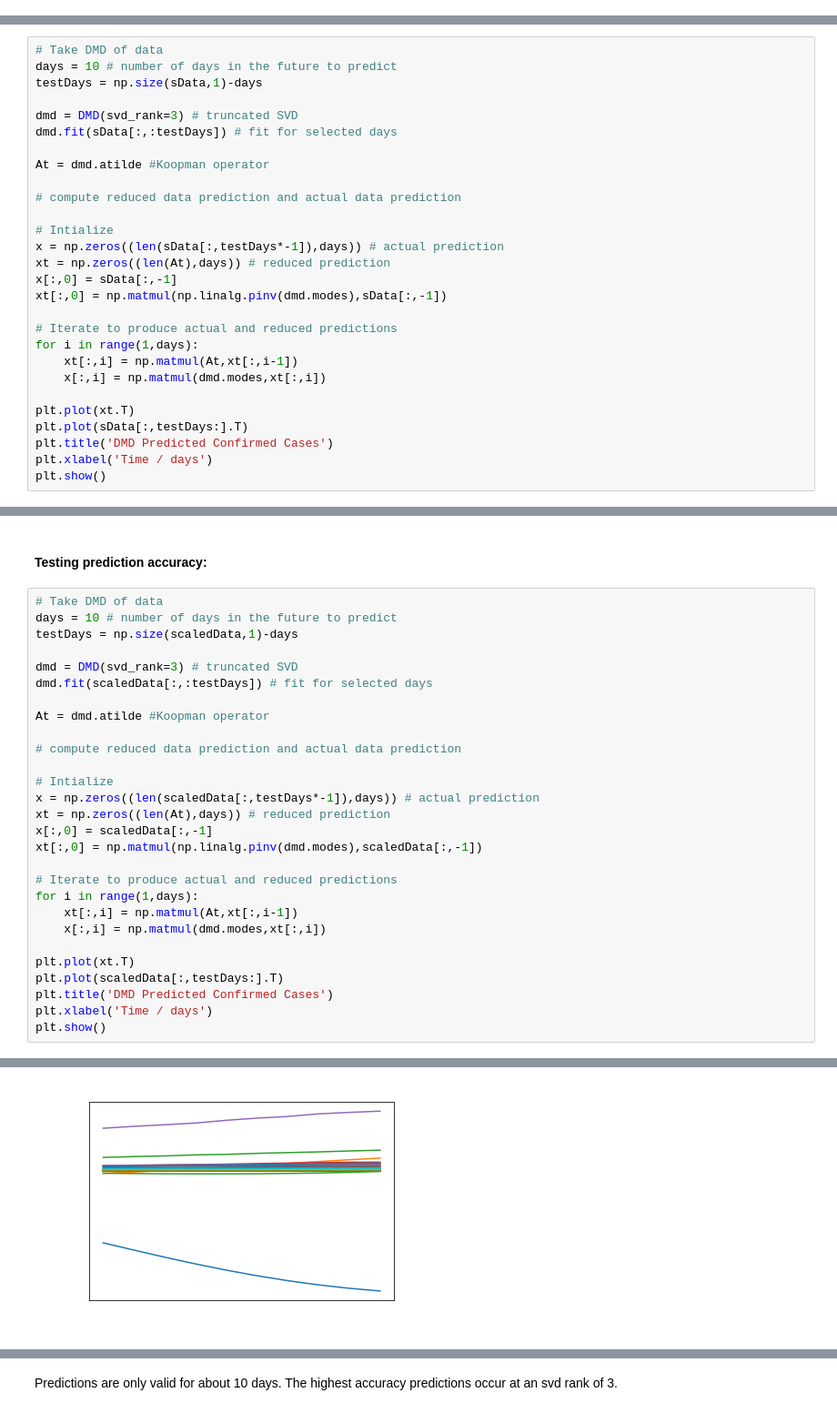
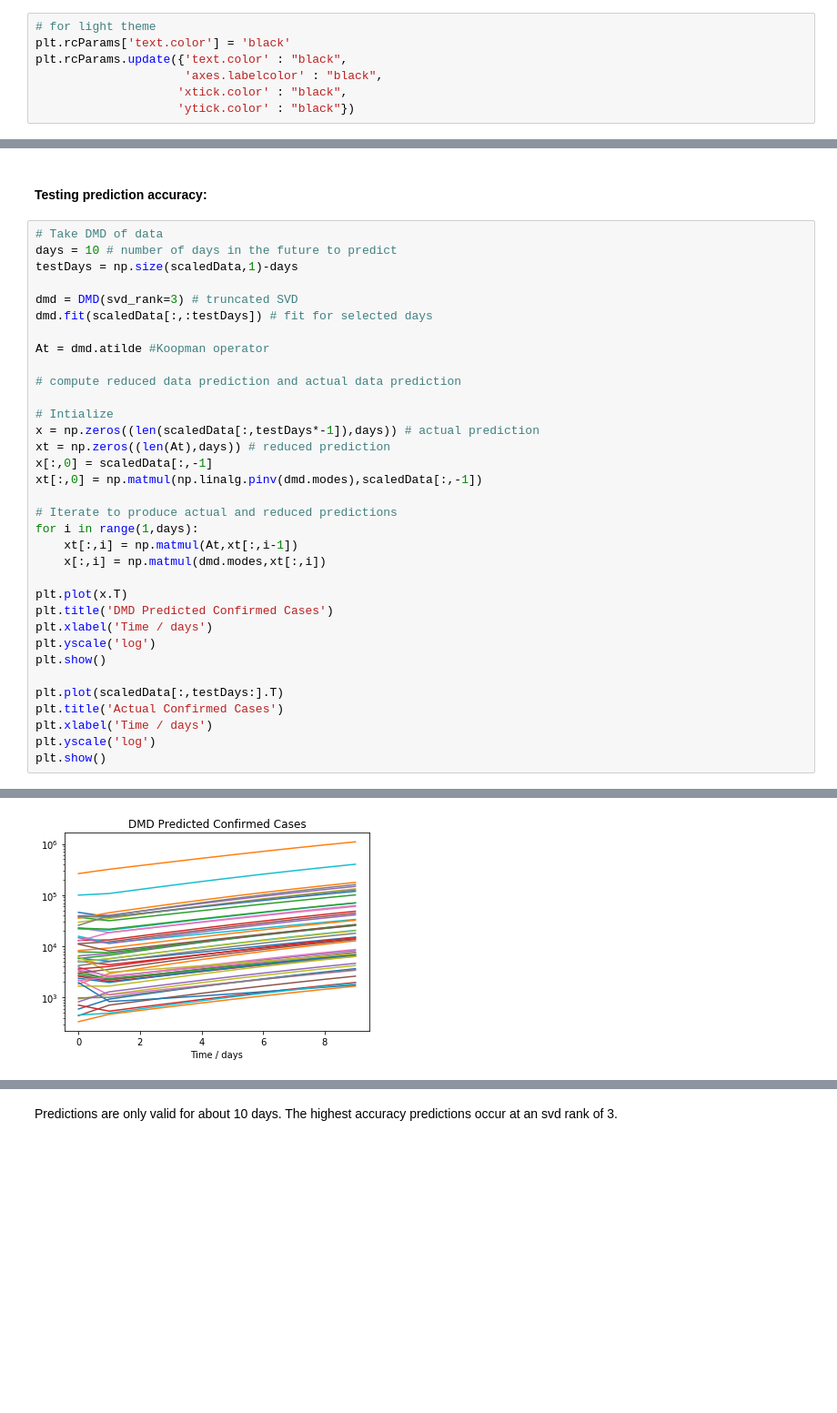
Before and after one commit to JuliaBriden/coronavirus-dmdc, a Jupyter notebook: US State Data.ipynb, the cells around one changed output, grey strips where cells are left out. Shown at 91% size. Cells and saved outputs as stored; diff of their text form; blank space fills up the shorter version.

Commit message:
Updated predictions and added optimal control

```diff
--- a/US State Data.ipynb
+++ b/US State Data.ipynb
@@ -19,6 +24,13 @@ plt.rcParams.update({'text.color' : "white",
                      'axes.labelcolor' : "white",
                     'xtick.color' : "white",
                     'ytick.color' : "white"})
+# %%
+# for light theme
+plt.rcParams['text.color'] = 'black'
+plt.rcParams.update({'text.color' : "black",
+                     'axes.labelcolor' : "black",
+                    'xtick.color' : "black",
+                    'ytick.color' : "black"})
 # %%
 # import csse_covid_19_daily_reports
 
@@ -422,28 +394,0 @@ Casting complex values to real discards the imaginary part
-# %%
-# Take DMD of data
-days = 10 # number of days in the future to predict
-testDays = np.size(sData,1)-days
-
-dmd = DMD(svd_rank=3) # truncated SVD
-dmd.fit(sData[:,:testDays]) # fit for selected days
-
-At = dmd.atilde #Koopman operator
-
-# compute reduced data prediction and actual data prediction
-
-# Intialize
-x = np.zeros((len(sData[:,testDays*-1]),days)) # actual prediction
-xt = np.zeros((len(At),days)) # reduced prediction
-x[:,0] = sData[:,-1]
-xt[:,0] = np.matmul(np.linalg.pinv(dmd.modes),sData[:,-1])
-
-# Iterate to produce actual and reduced predictions
-for i in range(1,days):
-    xt[:,i] = np.matmul(At,xt[:,i-1])
-    x[:,i] = np.matmul(dmd.modes,xt[:,i])
-
-plt.plot(xt.T)
-plt.plot(sData[:,testDays:].T)
-plt.title('DMD Predicted Confirmed Cases')
-plt.xlabel('Time / days')
-plt.show()
@@ -472,33 +398,39 @@ Casting complex values to real discards the imaginary part
 # Take DMD of data
 days = 10 # number of days in the future to predict
 testDays = np.size(scaledData,1)-days
 
 dmd = DMD(svd_rank=3) # truncated SVD
 dmd.fit(scaledData[:,:testDays]) # fit for selected days
 
 At = dmd.atilde #Koopman operator
 
 # compute reduced data prediction and actual data prediction
 
 # Intialize
 x = np.zeros((len(scaledData[:,testDays*-1]),days)) # actual prediction
 xt = np.zeros((len(At),days)) # reduced prediction
 x[:,0] = scaledData[:,-1]
 xt[:,0] = np.matmul(np.linalg.pinv(dmd.modes),scaledData[:,-1])
 
 # Iterate to produce actual and reduced predictions
 for i in range(1,days):
     xt[:,i] = np.matmul(At,xt[:,i-1])
     x[:,i] = np.matmul(dmd.modes,xt[:,i])
 
-plt.plot(xt.T)
-plt.plot(scaledData[:,testDays:].T)
+plt.plot(x.T)
 plt.title('DMD Predicted Confirmed Cases')
 plt.xlabel('Time / days')
+plt.yscale('log')
 plt.show()
+
+plt.plot(scaledData[:,testDays:].T)
+plt.title('Actual Confirmed Cases')
+plt.xlabel('Time / days')
+plt.yscale('log')
+plt.show()
 # %% [output]
 Casting complex values to real discards the imaginary part
 
 
 Casting complex values to real discards the imaginary part
-[figure, old version]
+[figure, new version]
```
Also changed, not shown: parts of 24 cells of this notebook, 1 other file.
